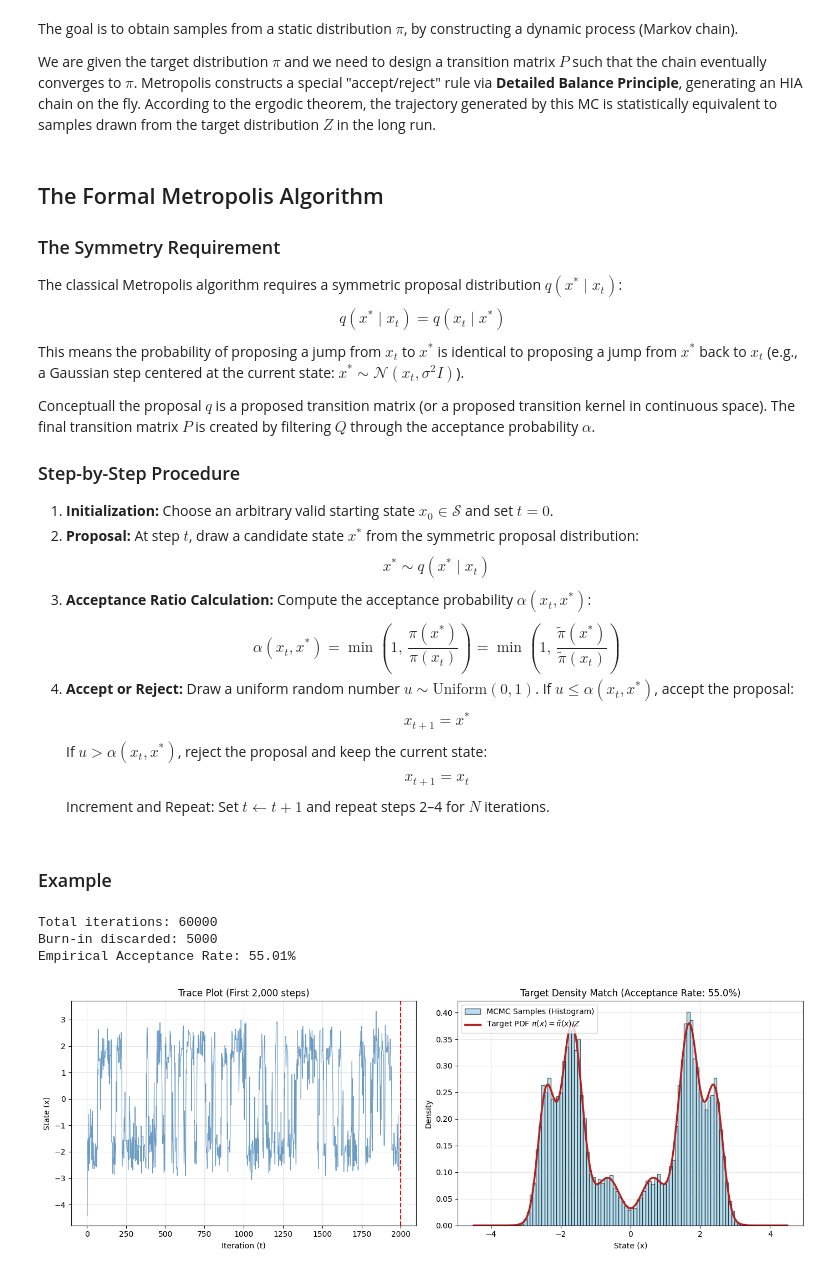
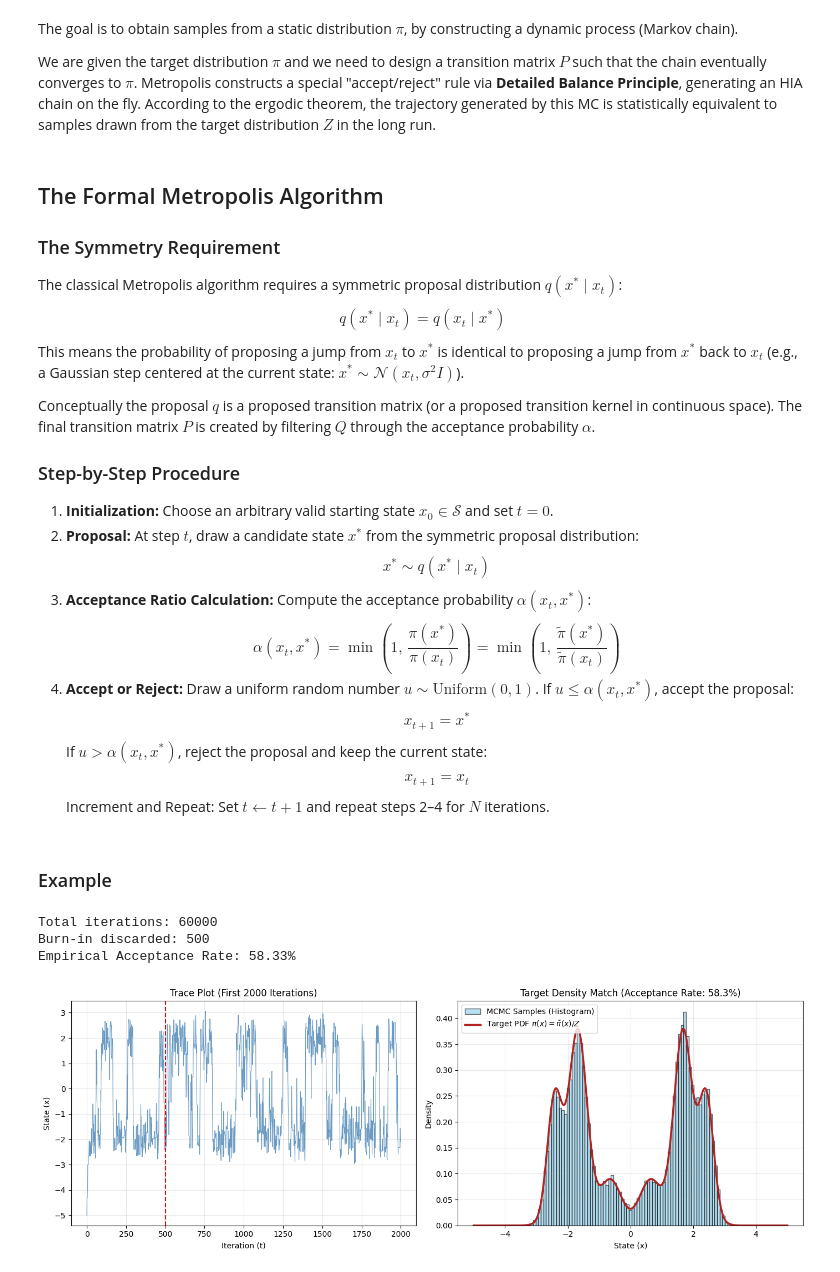
Before and after one commit to leonardijulia/MCMC, a Jupyter notebook: Part B/Metropolis.ipynb, the cells around one changed output. Cells and saved outputs as stored; diff of their text form; code cells hidden in the pictures.

```diff
--- a/Part B/Metropolis.ipynb
+++ b/Part B/Metropolis.ipynb
@@ -26,7 +26,7 @@ Metropolis constructs a special "accept/reject" rule via **Detailed Balance Prin
 The classical Metropolis algorithm requires a symmetric proposal distribution $q(x^* \mid x_t)$:$$q(x^* \mid x_t) = q(x_t \mid x^*)$$
 This means the probability of proposing a jump from $x_t$ to $x^*$ is identical to proposing a jump from $x^*$ back to $x_t$ (e.g., a Gaussian step centered at the current state: $x^* \sim \mathcal{N}(x_t, \sigma^2 I)$).
 
-Conceptuall the proposal $q$ is a proposed transition matrix (or a proposed transition kernel in continuous space). The final transition matrix $P$ is created by filtering $Q$ through the acceptance probability $\alpha$.
+Conceptually the proposal $q$ is a proposed transition matrix (or a proposed transition kernel in continuous space). The final transition matrix $P$ is created by filtering $Q$ through the acceptance probability $\alpha$.
 
 ### Step-by-Step Procedure
 1. **Initialization:** Choose an arbitrary valid starting state $x_0 \in \mathcal{S}$ and set $t = 0$.
@@ -49,15 +49,15 @@ def unnormalized_target(x):
     return double_well * periodic_mod
 
 # 2. Metropolis Sampler Implementation
-def run_metropolis(n_iterations=50000, proposal_std=1.2, x_init=0.0):
+def run_metropolis(n_iterations=50000, proposal_std=1.0, x_init=0.0):
     samples = np.empty(n_iterations)
     x_current = x_init
     pi_current = unnormalized_target(x_current)
     n_accepted = 0
 
     for t in range(n_iterations):
-        # Symmetric proposal: q(x* | x) ~ N(x, \sigma^2)
-        x_proposal = x_current + np.random.normal(loc=0.0, scale=proposal_std)
+        # Symmetric proposal: q(x* | x) ~ uniform(-\sigma, \sigma)
+        x_proposal = x_current + np.random.uniform(low=-proposal_std, high=proposal_std)
         pi_proposal = unnormalized_target(x_proposal)
 
         # Acceptance probability \alpha = min(1, \pi(x*) / \pi(x))
@@ -65,7 +65,7 @@ def run_metropolis(n_iterations=50000, proposal_std=1.2, x_init=0.0):
         acceptance_ratio = pi_proposal / pi_current
 
         # Accept or reject
-        if np.random.uniform(0.0, 1.0) < acceptance_ratio:
+        if np.random.uniform(0.0, 1.0) < acceptance_ratio: # an acceptance ratio greater than 1 is always accepted
             x_current = x_proposal
             pi_current = pi_proposal
             n_accepted += 1
@@ -78,8 +78,8 @@ def run_metropolis(n_iterations=50000, proposal_std=1.2, x_init=0.0):
 # 3. Run the sampler
 np.random.seed(42)
 n_samples = 60000
-burn_in = 5000
-step_size = 1.2
+burn_in = 500
+step_size = 1.5
 
 chain, acc_rate = run_metropolis(
     n_iterations=n_samples,
@@ -95,7 +95,7 @@ print(f"Burn-in discarded: {burn_in}")
 print(f"Empirical Acceptance Rate: {acc_rate * 100:.2f}%")
 
 # 4. Visualization
-x_grid = np.linspace(-4.5, 4.5, 1000)
+x_grid = np.linspace(-5.0, 5.0, 1000)
 unnormalized_curve = unnormalized_target(x_grid)
 
 # Numerical integration (trapezoidal rule) solely for ground-truth plotting comparison
@@ -108,38 +108,38 @@ fig, axes = plt.subplots(1, 2, figsize=(14, 5))
 # Plot A: Trace Plot (Visualizing the Markov Chain trajectory)
 axes[0].plot(chain[:2000], color='steelblue', lw=0.8, alpha=0.8)
 axes[0].axvline(burn_in if burn_in < 2000 else 2000, color='red', linestyle='--', label='Burn-in cutoff' if burn_in < 2000 else None)
-axes[0].set_title("Trace Plot (First 2,000 steps)")
+axes[0].set_title("Trace Plot (First 2000 Iterations)")
 axes[0].set_xlabel("Iteration (t)")
 axes[0].set_ylabel("State (x)")
 axes[0].grid(True, alpha=0.3)
 
 # Plot B: Empirical Histogram vs. Normalized True Density
 axes[1].hist(
     valid_samples,
     bins=80,
     density=True,
     color='skyblue',
     edgecolor='black',
     alpha=0.6,
     label='MCMC Samples (Histogram)'
 )
 axes[1].plot(
     x_grid,
     true_normalized_pdf,
     color='firebrick',
     lw=2.5,
     label='Target PDF $\\pi(x) = \\tilde{\\pi}(x) / Z$'
 )
 axes[1].set_title(f"Target Density Match (Acceptance Rate: {acc_rate*100:.1f}%)")
 axes[1].set_xlabel("State (x)")
 axes[1].set_ylabel("Density")
 axes[1].legend(frameon=True)
 axes[1].grid(True, alpha=0.3)
 
 plt.tight_layout()
 plt.show()
 # %% [output]
 Total iterations: 60000
-Burn-in discarded: 5000
-Empirical Acceptance Rate: 55.01%
+Burn-in discarded: 500
+Empirical Acceptance Rate: 58.33%
-[figure, old version]
+[figure, new version]
```
Also changed, not shown: parts of 4 cells of this notebook.
